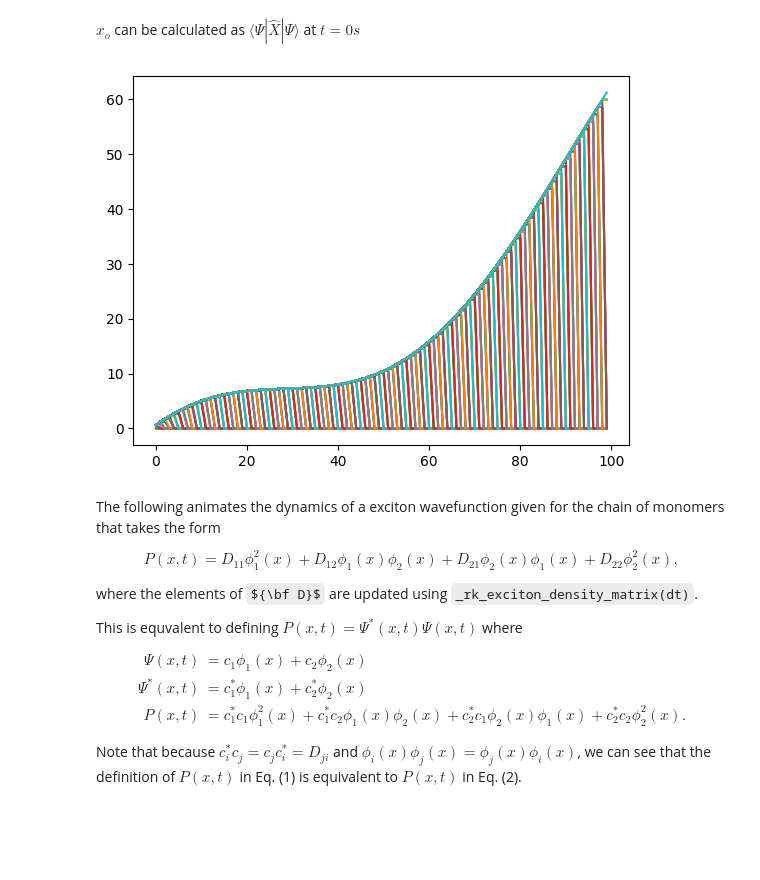
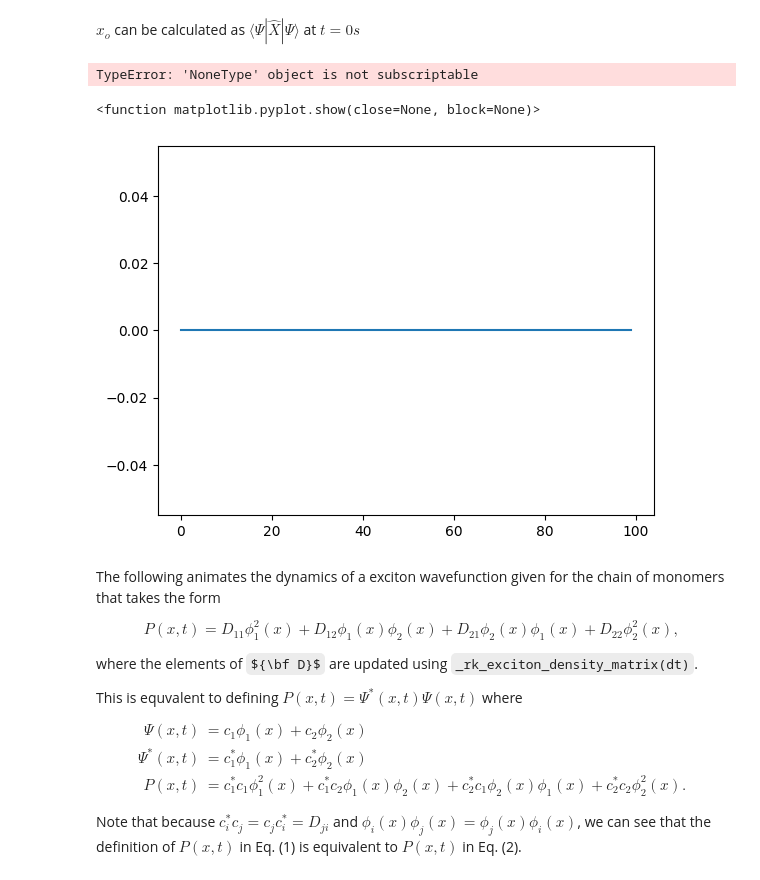
Before and after one commit to FoleyLab/wptherml, a Jupyter notebook: examples/Exciton_dynamics_animation.ipynb, the cells around one changed output. Cells and saved outputs as stored; diff of their text form; code cells hidden in the pictures; some formulas as TeX source; blank space fills up the shorter version.

```diff
--- a/examples/Exciton_dynamics_animation.ipynb
+++ b/examples/Exciton_dynamics_animation.ipynb
@@ -122,7 +124,7 @@ msd_matrix = np.zeros((1, N_time))
 dt = 0.1
 
 for k in range(N_time):
-    c_vector = test._rk_exciton(dt)
+    c_vector = test._rk_exciton_density_matrix(dt)
     for i in range(test.number_of_monomers):
         for j in range(test.number_of_monomers):
             x_int = np.conj(c_vector[0] * test.phi[:,0]) * test.x * c_vector[0] * test.phi[:,0]
@@ -130,14 +132,18 @@ for k in range(N_time):
             prod1 += np.conj(c_vector[i] * test.phi[:,i]) * test.x ** 2 * c_vector[j] * test.phi[:,j]
             prod2 += np.conj(c_vector[i] * test.phi[:,i]) * test.x * c_vector[j] * test.phi[:,j]
             msd_matrix[0,k] = np.trapz(prod1, test.x) - 2 * x_o * np.trapz(prod2, test.x) + x_o ** 2
-            x = range(N_time)
-            y = msd_matrix.flatten()
-            plt.plot(x, y)
-            plt.show
 
             # see if storing msd_matrix[100,:] fixes multiple matrices problem
 # %% [output]
-[figure, removed]
+TypeError: 'NoneType' object is not subscriptable
+# %%
+x = range(N_time)
+y = msd_matrix[0,:]
+plt.plot(x, y)
+plt.show
+# %% [output]
+<function matplotlib.pyplot.show(close=None, block=None)>
+[figure, added]
 # %% [markdown]
 The following animates the dynamics of a exciton wavefunction given for the chain of monomers that takes
 the form
```
Also changed, not shown: parts of 1 cell of this notebook, 1 other file.
